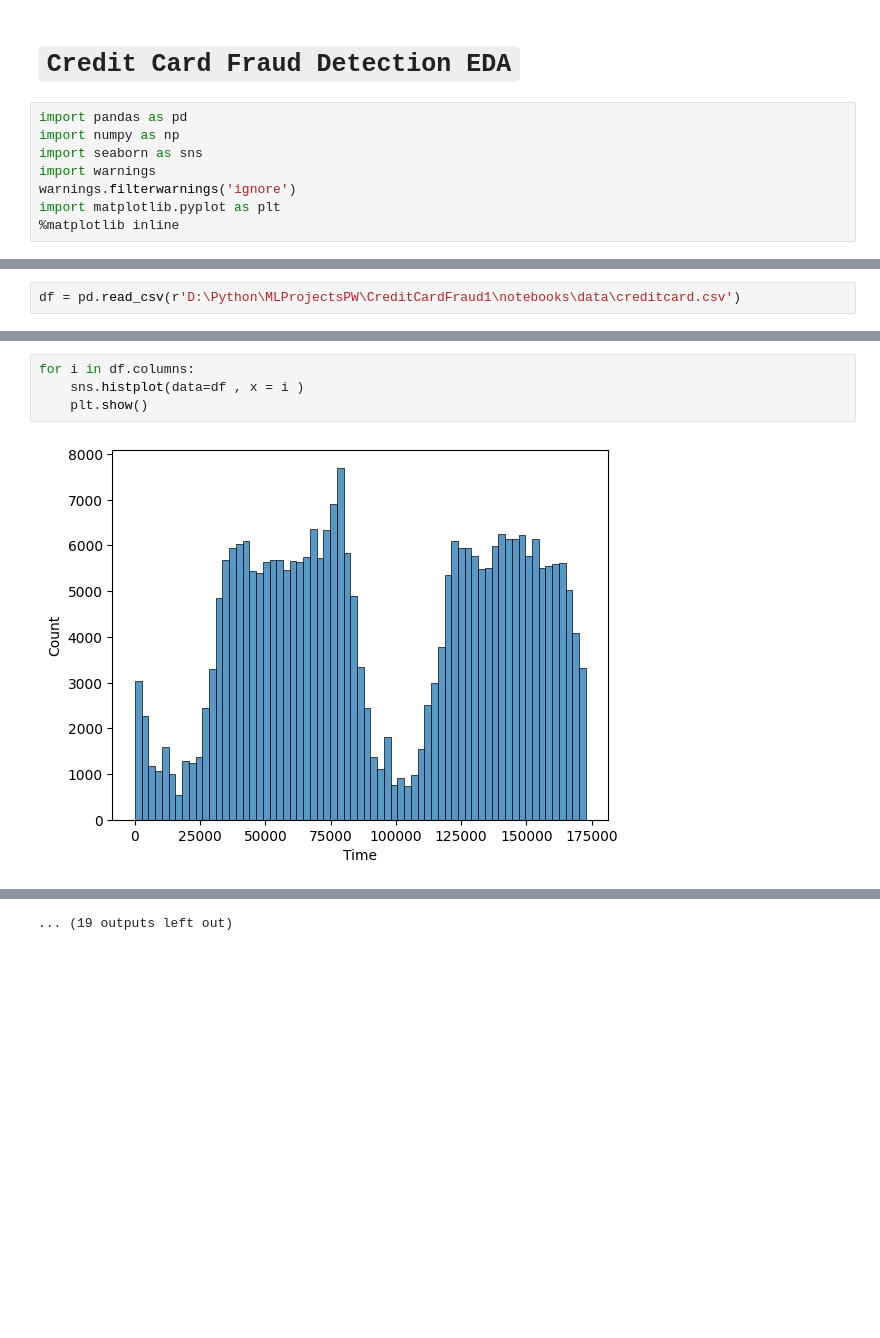
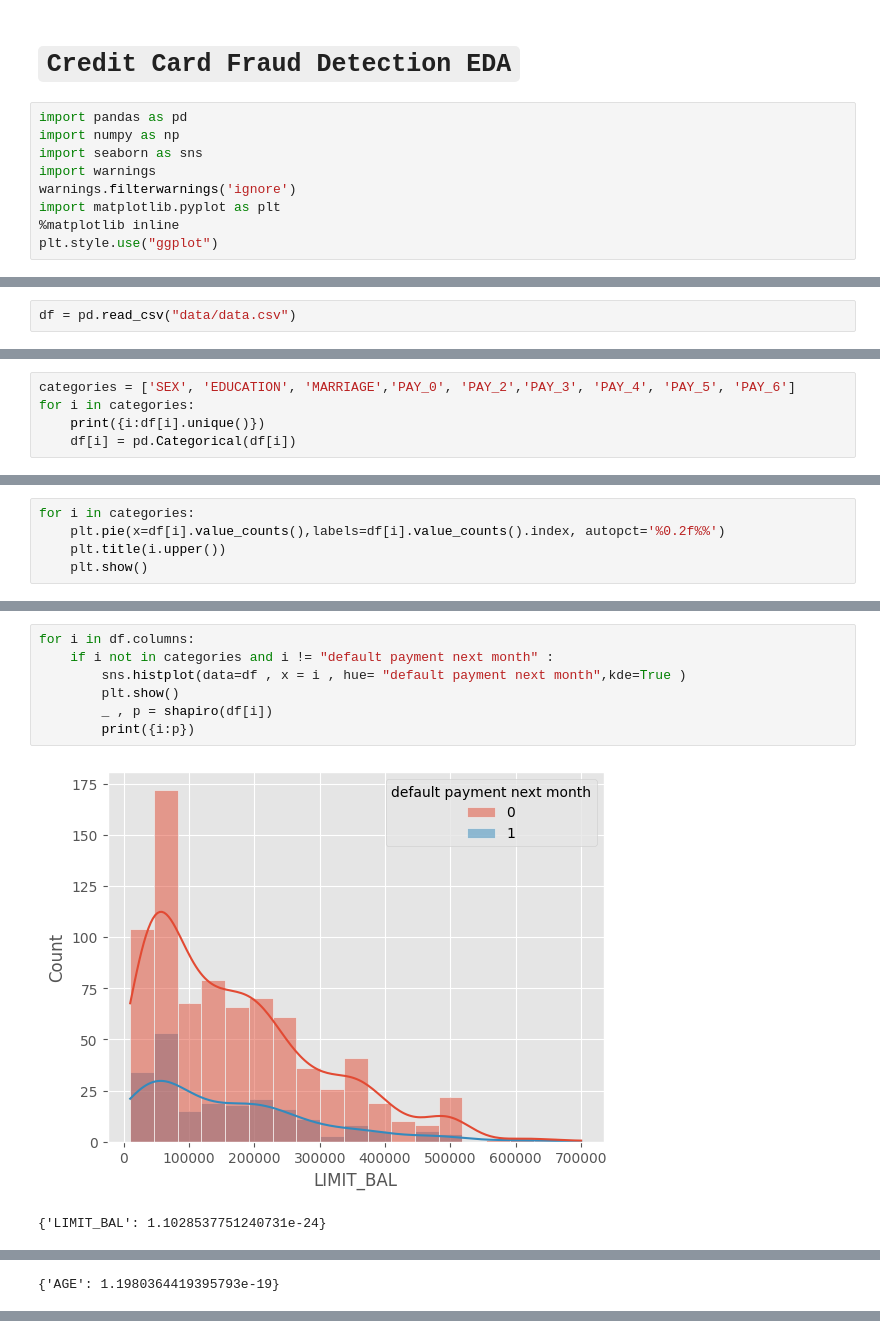
Before and after one commit to Captain-Dawn/CreditCardFraud1, a Jupyter notebook: research/EDA.ipynb, the cells around one changed output, grey strips where cells are left out. Saved outputs shown, nothing was run; the diff lists cells and outputs as text; blank space fills up the shorter version.

```diff
--- a/research/EDA.ipynb
+++ b/research/EDA.ipynb
@@ -8,3 +8,4 @@ import warnings
 warnings.filterwarnings('ignore')
 import matplotlib.pyplot as plt
 %matplotlib inline
+plt.style.use("ggplot")
@@ -52,5 +12,5 @@ Bertrand Lebichot, Gianmarco Paldino, Wissam Siblini, Liyun He, Frederic Oblé,
 # %%
-df = pd.read_csv(r'D:\Python\MLProjectsPW\CreditCardFraud1\notebooks\data\creditcard.csv')
+df = pd.read_csv("data/data.csv")
 # %%
 df.head()
 # %% [output]
@@ -116,0 +95,5 @@ memory usage: 67.4 MB
+# %%
+categories = ['SEX', 'EDUCATION', 'MARRIAGE','PAY_0', 'PAY_2','PAY_3', 'PAY_4', 'PAY_5', 'PAY_6']
+for i in categories:
+    print({i:df[i].unique()})
+    df[i] = pd.Categorical(df[i])
@@ -116,0 +110,5 @@ memory usage: 67.4 MB
+# %%
+for i in categories:
+    plt.pie(x=df[i].value_counts(),labels=df[i].value_counts().index, autopct='%0.2f%%')
+    plt.title(i.upper())
+    plt.show()
@@ -117,6 +129,10 @@ memory usage: 67.4 MB
 # %%
 for i in df.columns:
-    sns.histplot(data=df , x = i )
-    plt.show()
+    if i not in categories and i != "default payment next month" :
+        sns.histplot(data=df , x = i , hue= "default payment next month",kde=True )
+        plt.show()
+        _ , p = shapiro(df[i])
+        print({i:p})
 # %% [output]
-[figure, old version]
+[figure, new version]
+{'LIMIT_BAL': 1.1028537751240731e-24}
@@ -123,0 +140 @@ for i in df.columns:
+{'AGE': 1.1980364419395793e-19}
@@ -134 +147,0 @@ for i in df.columns:
-... (19 outputs left out)
```
Also changed, not shown: parts of 21 cells of this notebook, 2 other files.
